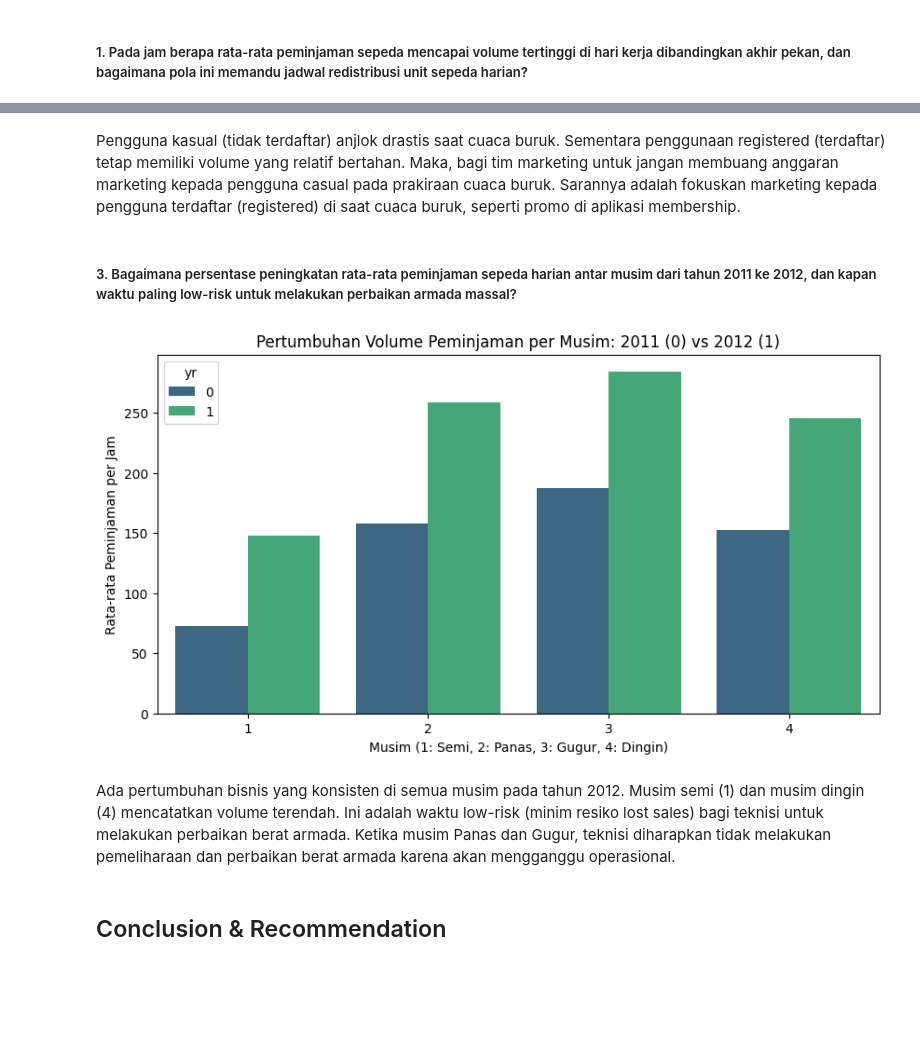
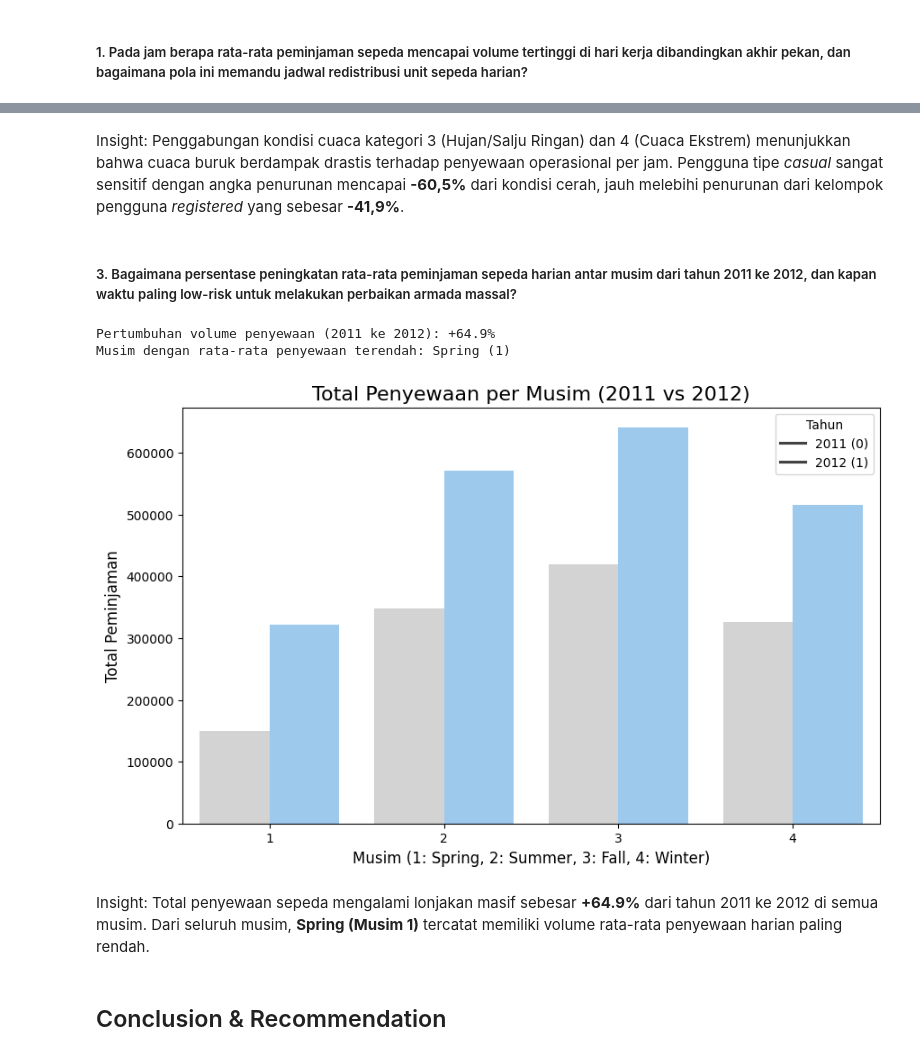
Before and after one commit to fajarvector/bike-sharing-analytics, a Jupyter notebook: notebook.ipynb, the cells around one changed output, grey strips where cells are left out. Saved outputs shown, nothing was run; the diff lists cells and outputs as text; code cells hidden in the pictures; blank space fills up the shorter version.

Commit message:
perbaikan

```diff
--- a/notebook.ipynb
+++ b/notebook.ipynb
@@ -421,18 +476,38 @@ plt.show()
 # %% [markdown]
-Pengguna kasual (tidak terdaftar) anjlok drastis saat cuaca buruk. Sementara penggunaan registered (terdaftar) tetap memiliki volume yang relatif bertahan. Maka, bagi tim marketing untuk jangan membuang anggaran marketing kepada pengguna casual pada prakiraan cuaca buruk. Sarannya adalah fokuskan marketing kepada pengguna terdaftar (registered) di saat cuaca buruk, seperti promo di aplikasi membership.
+Insight: Penggabungan kondisi cuaca kategori 3 (Hujan/Salju Ringan) dan 4 (Cuaca Ekstrem) menunjukkan bahwa cuaca buruk berdampak drastis terhadap penyewaan operasional per jam. Pengguna tipe *casual* sangat sensitif dengan angka penurunan mencapai **-60,5%** dari kondisi cerah, jauh melebihi penurunan dari kelompok pengguna *registered* yang sebesar **-41,9%**.
 # %% [markdown]
 ##### 3. Bagaimana persentase peningkatan rata-rata peminjaman sepeda harian antar musim dari tahun 2011 ke 2012, dan kapan waktu paling low-risk untuk melakukan perbaikan armada massal?
+# %%
+# Agregasi total peminjaman berdasarkan tahun dan musim
+season_yr = day_df.groupby(['yr', 'season'])['cnt'].sum().reset_index()
+
+# Kalkulasi persentase pertumbuhan total dari tahun 2011 (0) ke 2012 (1)
+total_2011 = season_yr[season_yr['yr'] == 0]['cnt'].sum()
+total_2012 = season_yr[season_yr['yr'] == 1]['cnt'].sum()
+growth = ((total_2012 - total_2011) / total_2011) * 100
+
+# Mencari musim dengan rata-rata harian paling rendah untuk jadwal perbaikan
+lowest_season = day_df.groupby('season')['cnt'].mean().idxmin()
+season_dict = {1: 'Spring', 2: 'Summer', 3: 'Fall', 4: 'Winter'}
+
+print(f"Pertumbuhan volume penyewaan (2011 ke 2012): +{growth:.1f}%")
+print(f"Musim dengan rata-rata penyewaan terendah: {season_dict[lowest_season]} ({lowest_season})")
+# %% [output]
+Pertumbuhan volume penyewaan (2011 ke 2012): +64.9%
+Musim dengan rata-rata penyewaan terendah: Spring (1)
 # %%
-plt.figure(figsize=(10, 5))
-sns.barplot(x='season', y='cnt', hue='yr', data=hour_df, estimator='mean', errorbar=None, palette='viridis')
-plt.title('Pertumbuhan Volume Peminjaman per Musim: 2011 (0) vs 2012 (1)')
-plt.xlabel('Musim (1: Semi, 2: Panas, 3: Gugur, 4: Dingin)')
-plt.ylabel('Rata-rata Peminjaman per Jam')
+# Visualisasi
+plt.figure(figsize=(10, 6))
+sns.barplot(data=season_yr, x='season', y='cnt', hue='yr', palette=['#D3D3D3', '#90CAF9'])
+plt.title("Total Penyewaan per Musim (2011 vs 2012)", fontsize=16)
+plt.xlabel("Musim (1: Spring, 2: Summer, 3: Fall, 4: Winter)", fontsize=12)
+plt.ylabel("Total Peminjaman", fontsize=12)
+plt.legend(title='Tahun', labels=['2011 (0)', '2012 (1)'])
 plt.show()
 # %% [output]
-[figure, old version]
+[figure, new version]
 # %% [markdown]
-Ada pertumbuhan bisnis yang konsisten di semua musim pada tahun 2012. Musim semi (1) dan musim dingin (4) mencatatkan volume terendah. Ini adalah waktu low-risk (minim resiko lost sales) bagi teknisi untuk melakukan perbaikan berat armada. Ketika musim Panas dan Gugur, teknisi diharapkan tidak melakukan pemeliharaan dan perbaikan berat armada karena akan mengganggu operasional.
+Insight: Total penyewaan sepeda mengalami lonjakan masif sebesar **+64.9%** dari tahun 2011 ke 2012 di semua musim. Dari seluruh musim, **Spring (Musim 1)** tercatat memiliki volume rata-rata penyewaan harian paling rendah.
 # %% [markdown]
 ## Conclusion & Recommendation
 # %% [markdown]
```
Also changed, not shown: parts of 8 cells of this notebook, 2 other files.
